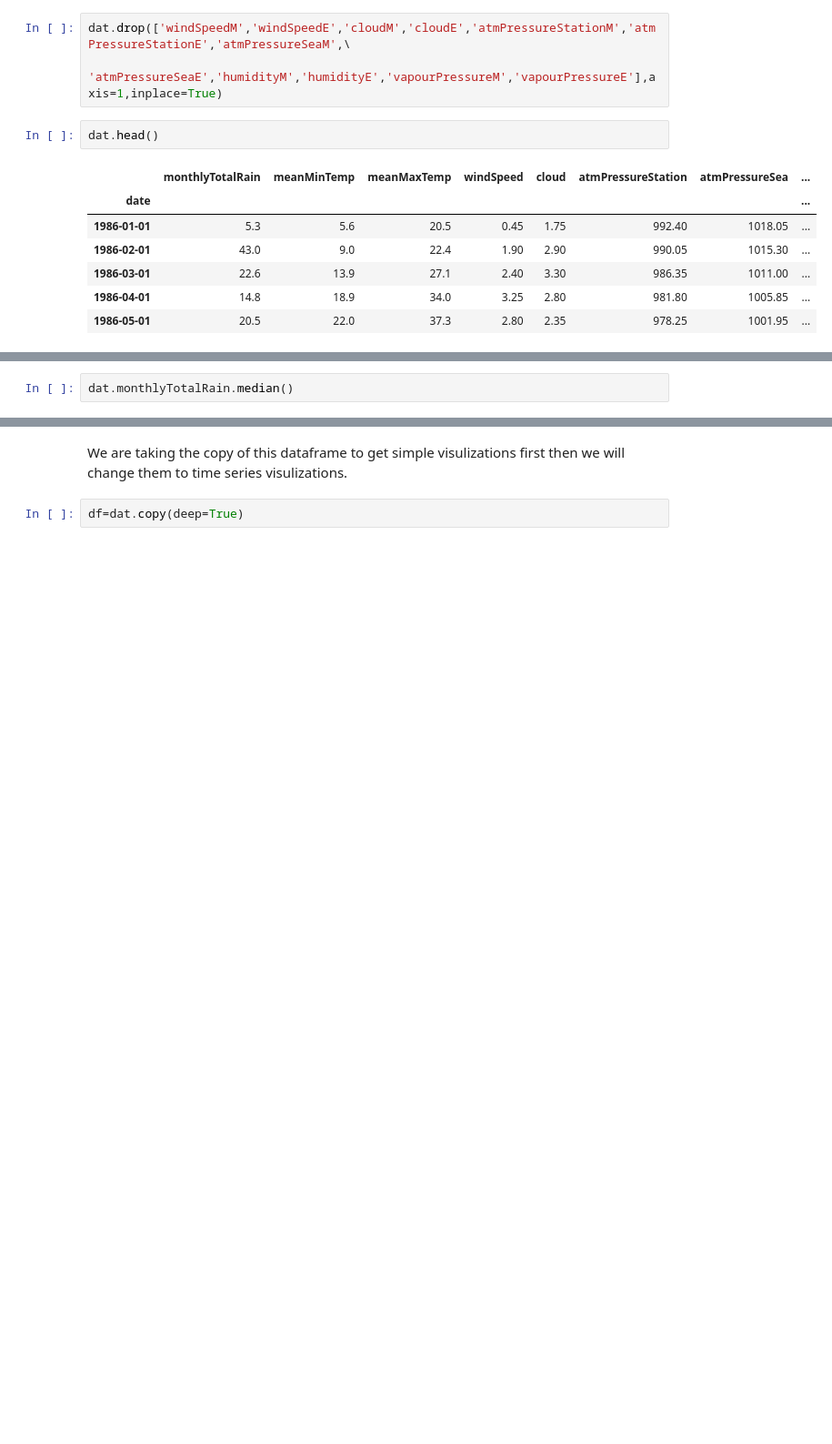
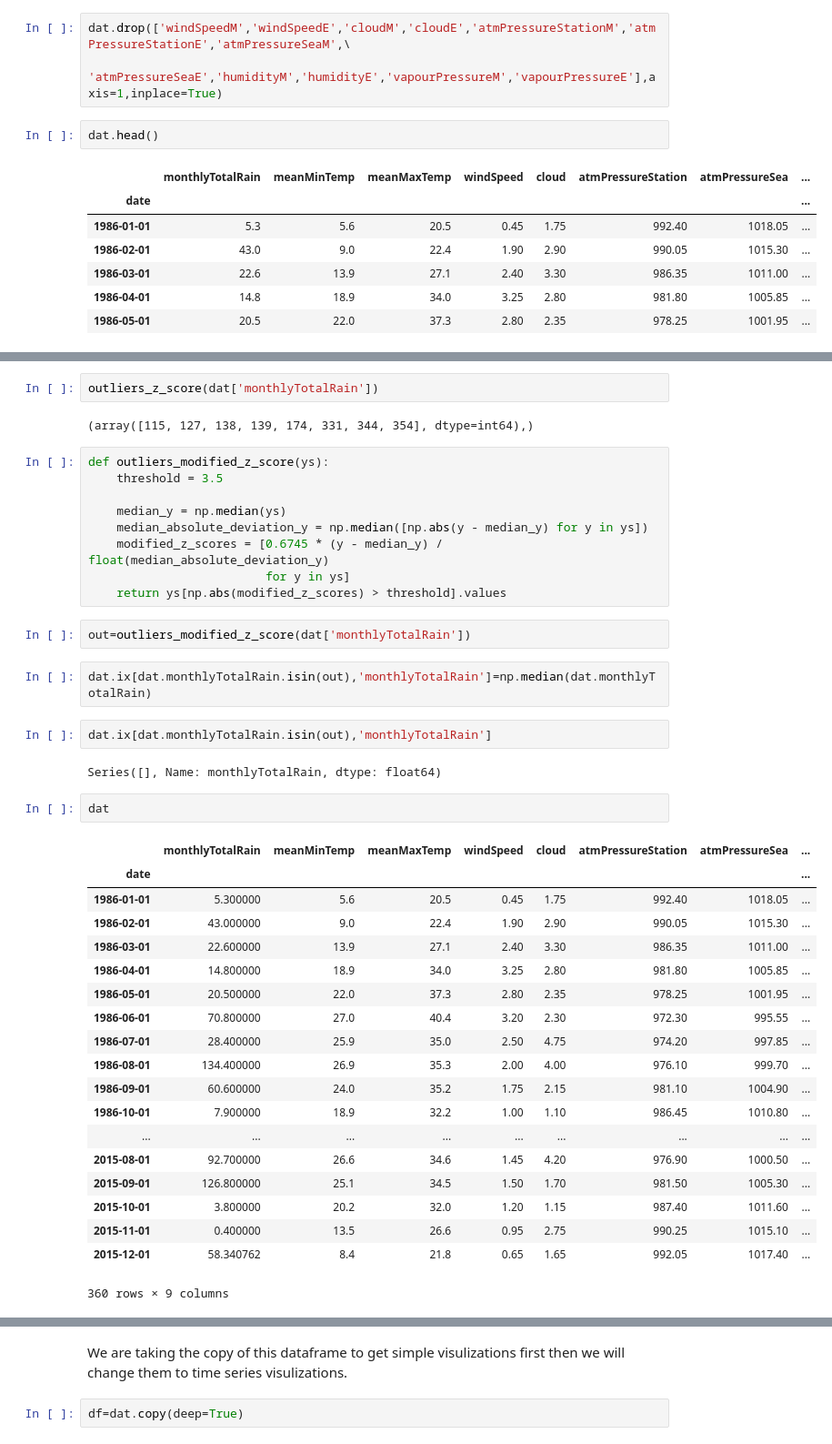
Before and after one commit to jarryJafery/python, a Jupyter notebook: pythonCodes/LahoreWeatherAnalysis.ipynb, the cells around one changed output, grey strips where cells are left out. Shown at 91% size. Cells and saved outputs as stored; diff of their text form; blank space fills up the shorter version.

```diff
--- a/pythonCodes/LahoreWeatherAnalysis.ipynb
+++ b/pythonCodes/LahoreWeatherAnalysis.ipynb
@@ -438,4 +448,45 @@ dtype: object
+# %%
+outliers_z_score(dat['monthlyTotalRain'])
+# %% [output]
+(array([115, 127, 138, 139, 174, 331, 344, 354], dtype=int64),)
+# %%
+def outliers_modified_z_score(ys):
+    threshold = 3.5
+
+    median_y = np.median(ys)
+    median_absolute_deviation_y = np.median([np.abs(y - median_y) for y in ys])
+    modified_z_scores = [0.6745 * (y - median_y) / float(median_absolute_deviation_y)
+                         for y in ys]
+    return ys[np.abs(modified_z_scores) > threshold].values
+# %%
+out=outliers_modified_z_score(dat['monthlyTotalRain'])
+# %%
+dat.ix[dat.monthlyTotalRain.isin(out),'monthlyTotalRain']=np.median(dat.monthlyTotalRain)
+# %%
+dat.ix[dat.monthlyTotalRain.isin(out),'monthlyTotalRain']
+# %% [output]
+Series([], Name: monthlyTotalRain, dtype: float64)
 # %%
-dat.monthlyTotalRain.median()
+dat
+# %% [output]
+|  | monthlyTotalRain | meanMinTemp | meanMaxTemp | windSpeed | cloud | atmPressureStation | atmPressureSea | ... |
+| date |  |  |  |  |  |  |  | ... |
+| 1986-01-01 | 5.300000 | 5.6 | 20.5 | 0.45 | 1.75 | 992.40 | 1018.05 | ... |
+| 1986-02-01 | 43.000000 | 9.0 | 22.4 | 1.90 | 2.90 | 990.05 | 1015.30 | ... |
+| 1986-03-01 | 22.600000 | 13.9 | 27.1 | 2.40 | 3.30 | 986.35 | 1011.00 | ... |
+| 1986-04-01 | 14.800000 | 18.9 | 34.0 | 3.25 | 2.80 | 981.80 | 1005.85 | ... |
+| 1986-05-01 | 20.500000 | 22.0 | 37.3 | 2.80 | 2.35 | 978.25 | 1001.95 | ... |
+| 1986-06-01 | 70.800000 | 27.0 | 40.4 | 3.20 | 2.30 | 972.30 | 995.55 | ... |
+| 1986-07-01 | 28.400000 | 25.9 | 35.0 | 2.50 | 4.75 | 974.20 | 997.85 | ... |
+| 1986-08-01 | 134.400000 | 26.9 | 35.3 | 2.00 | 4.00 | 976.10 | 999.70 | ... |
+| 1986-09-01 | 60.600000 | 24.0 | 35.2 | 1.75 | 2.15 | 981.10 | 1004.90 | ... |
+| 1986-10-01 | 7.900000 | 18.9 | 32.2 | 1.00 | 1.10 | 986.45 | 1010.80 | ... |
+| ... | ... | ... | ... | ... | ... | ... | ... | ... |
+| 2015-08-01 | 92.700000 | 26.6 | 34.6 | 1.45 | 4.20 | 976.90 | 1000.50 | ... |
+| 2015-09-01 | 126.800000 | 25.1 | 34.5 | 1.50 | 1.70 | 981.50 | 1005.30 | ... |
+| 2015-10-01 | 3.800000 | 20.2 | 32.0 | 1.20 | 1.15 | 987.40 | 1011.60 | ... |
+| 2015-11-01 | 0.400000 | 13.5 | 26.6 | 0.95 | 2.75 | 990.25 | 1015.10 | ... |
+| 2015-12-01 | 58.340762 | 8.4 | 21.8 | 0.65 | 1.65 | 992.05 | 1017.40 | ... |
+360 rows × 9 columns
 # %%
 dat.monthlyTotalRain.describe()
```
Also changed, not shown: parts of 14 cells of this notebook.
